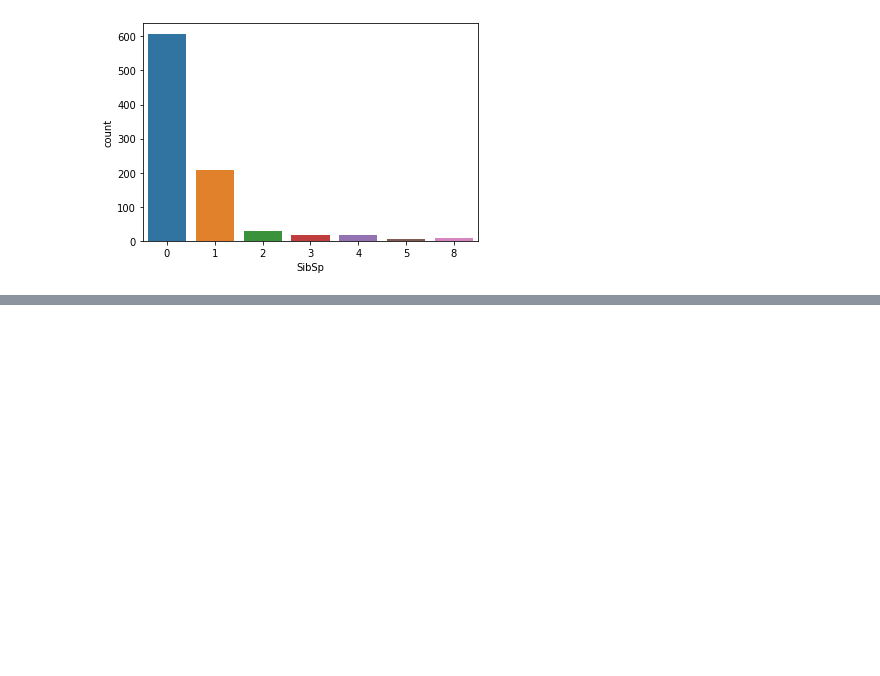
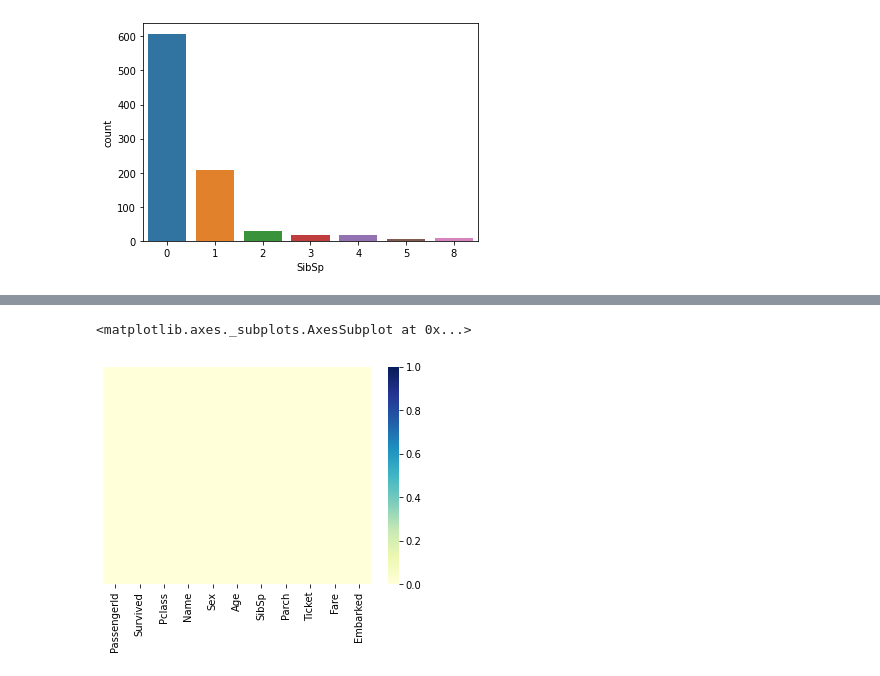
Before and after one commit to Sumith-Pevekar/Titanic_Survival_Machine_Learning, a Jupyter notebook: Titanic.ipynb, the cells around one changed output, grey strips where cells are left out. Cells and saved outputs as stored; diff of their text form; code cells hidden in the pictures; blank space fills up the shorter version.

```diff
--- a/Titanic.ipynb
+++ b/Titanic.ipynb
@@ -46,0 +98,7 @@ sns.countplot(x='SibSp', data=train)
+# %%
+train.drop('Cabin', axis=1, inplace=True)
+# %%
+sns.heatmap(train.isnull(), yticklabels=False, cbar=True, cmap='YlGnBu')
+# %% [output]
+<matplotlib.axes._subplots.AxesSubplot at 0x...>
+[figure, added]
```
Also changed, not shown: parts of 42 cells of this notebook.
